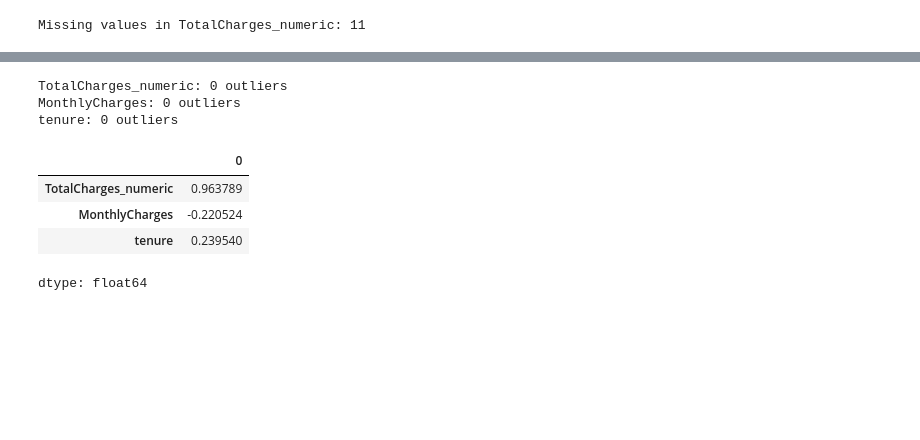
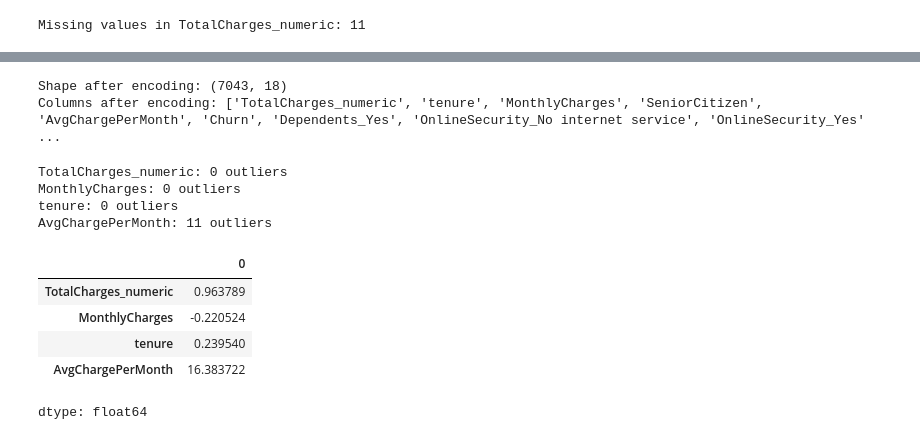
Before and after one commit to Kavishka2401/CustomerChurnPredictionSystem, a Jupyter notebook: 2_Preprocessing.ipynb, the cells around one changed output, grey strips where cells are left out. Drawn from its saved outputs; the diff is of its cells as text; code cells hidden in the pictures; blank space fills up the shorter version.

Commit message:
Finalized the feature columns with chi2

```diff
--- a/2_Preprocessing.ipynb
+++ b/2_Preprocessing.ipynb
@@ -85,0 +86,22 @@ check_missing_rows
+# %%
+# Feature Engineering
+df_nn['AvgChargePerMonth'] = df_nn['TotalCharges_numeric'] / (df_nn['tenure'] + 1)
+# %%
+from sklearn.feature_selection import SelectKBest, chi2
+import pandas as pd
+
+# Separate features and target
+X = df_nn.drop('Churn', axis=1)
+y = df_nn['Churn']
+
+# Check numeric columns
+numeric_cols = X.select_dtypes(include=np.number).columns
+
+# Check for negative values
+for col in numeric_cols:
+    if (X[col] < 0).any():
+        print(f"Column '{col}' has negative values")
+
+# Check for NaNs or infinite values
+print(X[numeric_cols].isnull().sum())
+print(np.isinf(X[numeric_cols]).sum())
@@ -86,6 +164,29 @@ check_missing_rows
+# %%
+# Keep only top features in original df (not label encoded)
+selected_features = top_features.index.tolist()
+df_nn = df_nn[selected_features + ['Churn']]
+
+# One-hot encoding ONLY on selected categorical columns
+selected_cat_cols = [col for col in categorical_columns if col in selected_features]
+
+df_nn = pd.get_dummies(df_nn, columns=selected_cat_cols, drop_first=True)
+
+# Convert boolean columns to int
+bool_cols = df_nn.select_dtypes(include='bool').columns
+df_nn[bool_cols] = df_nn[bool_cols].astype(int)
+
+# Encode target variable Churn
+df_nn['Churn'] = df_nn['Churn'].map({'No': 0, 'Yes': 1})
+
+# Check final dataset
+print("Shape after encoding:", df_nn.shape)
+print("Columns after encoding:", df_nn.columns.tolist())
+# %% [output]
+Shape after encoding: (7043, 18)
+Columns after encoding: ['TotalCharges_numeric', 'tenure', 'MonthlyCharges', 'SeniorCitizen', 'AvgChargePerMonth', 'Churn', 'Dependents_Yes', 'OnlineSecurity_No internet service', 'OnlineSecurity_Yes' ...
 # %%
 # IQR method to detect outliers
-num_features = ['TotalCharges_numeric', 'MonthlyCharges', 'tenure']
+num_features = ['TotalCharges_numeric', 'MonthlyCharges', 'tenure','AvgChargePerMonth']
 
 for col in num_features:
     Q1 = df_nn[col].quantile(0.25)
@@ -99,13 +200,15 @@ for col in num_features:
 TotalCharges_numeric: 0 outliers
 MonthlyCharges: 0 outliers
 tenure: 0 outliers
+AvgChargePerMonth: 11 outliers
 # %%
 # Checking if skew handling should be done to the numerical columns
-df_nn[['TotalCharges_numeric', 'MonthlyCharges', 'tenure']].skew()
+df_nn[['TotalCharges_numeric', 'MonthlyCharges', 'tenure','AvgChargePerMonth']].skew()
 # %% [output]
 |  | 0 |
 | TotalCharges_numeric | 0.963789 |
 | MonthlyCharges | -0.220524 |
 | tenure | 0.239540 |
+| AvgChargePerMonth | 16.383722 |
 dtype: float64
 # %%
```
Also changed, not shown: parts of 15 cells of this notebook.
